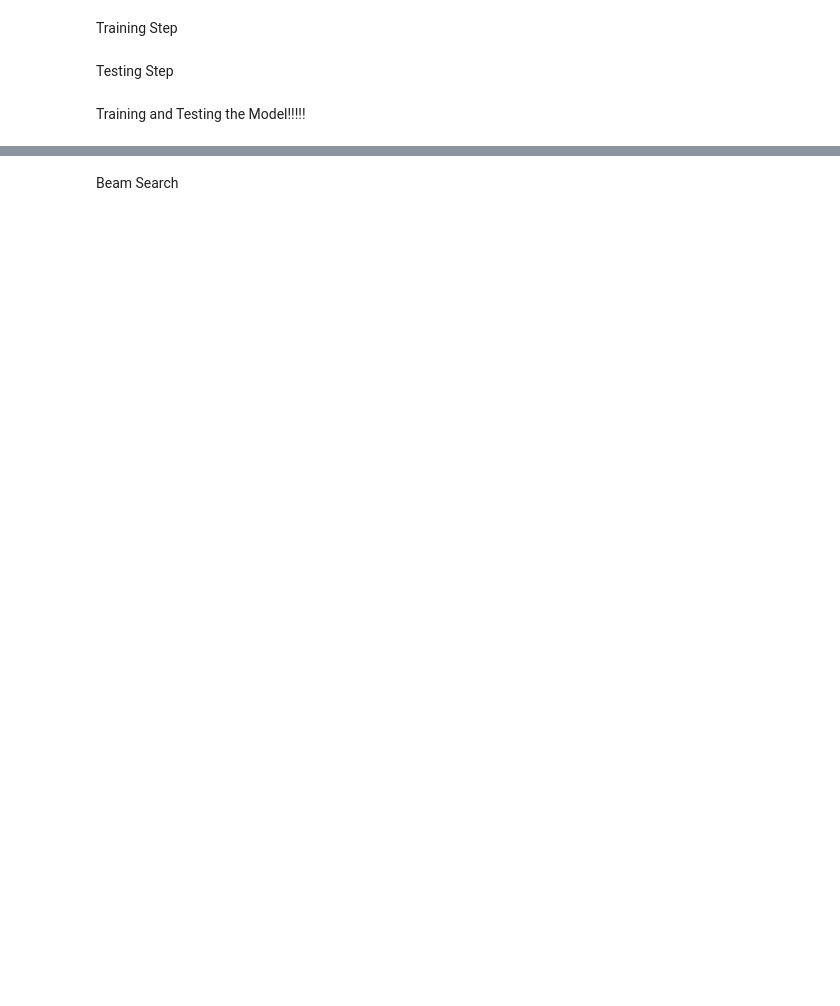
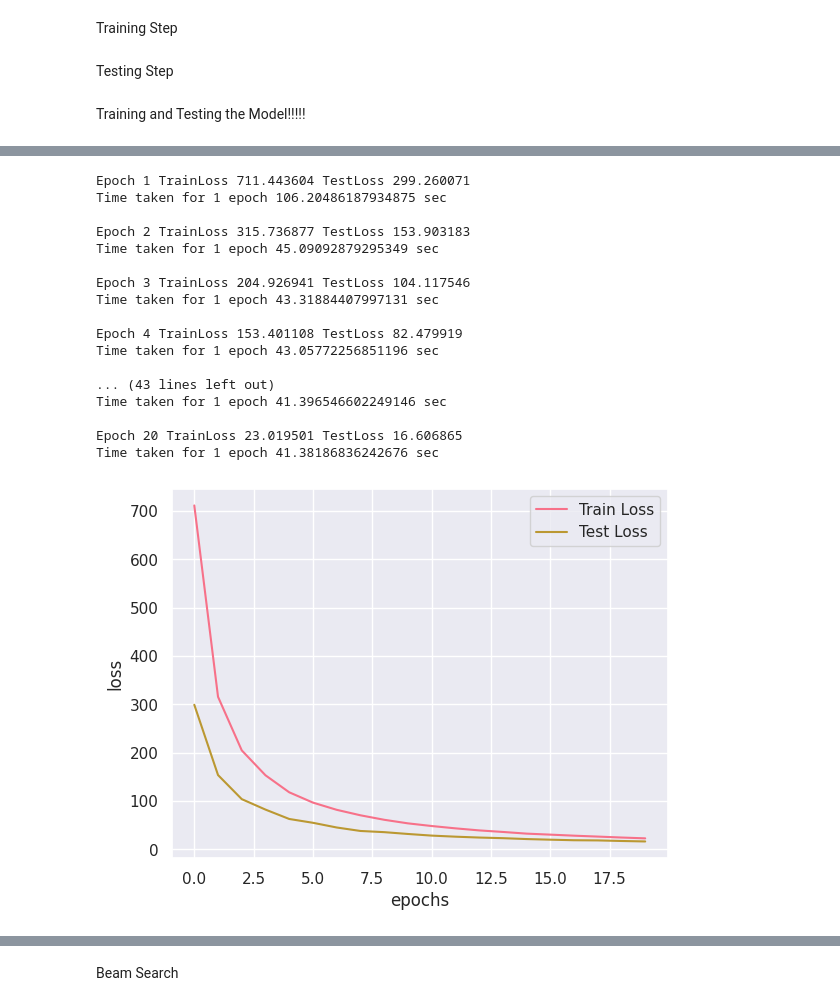
Before and after one commit to arushi-jain-27/Image_Captioning_using_Attention, a Jupyter notebook: ImageCaptioningAttention.ipynb, the cells around one changed output, grey strips where cells are left out. Drawn from its saved outputs; the diff is of its cells as text; code cells hidden in the pictures; blank space fills up the shorter version.

```diff
--- a/ImageCaptioningAttention.ipynb
+++ b/ImageCaptioningAttention.ipynb
@@ -626 +648,25 @@ plt.show()
+# %%
+# Luong Attention
+# Re-run train and test @tf.function decorators
+encoder_l, decoder_l, optimizer_l, loss_object_l, ckpt_manager_l = initialize("luong")
+train_and_test(encoder_l, decoder_l, optimizer_l, loss_object_l, ckpt_manager_l)
+# %% [output]
+Epoch 1 TrainLoss 711.443604 TestLoss 299.260071
+Time taken for 1 epoch 106.20486187934875 sec
+
+Epoch 2 TrainLoss 315.736877 TestLoss 153.903183
+Time taken for 1 epoch 45.09092879295349 sec
+
+Epoch 3 TrainLoss 204.926941 TestLoss 104.117546
+Time taken for 1 epoch 43.31884407997131 sec
+
+Epoch 4 TrainLoss 153.401108 TestLoss 82.479919
+Time taken for 1 epoch 43.05772256851196 sec
+
+... (43 lines left out)
+Time taken for 1 epoch 41.396546602249146 sec
+
+Epoch 20 TrainLoss 23.019501 TestLoss 16.606865
+Time taken for 1 epoch 41.38186836242676 sec
+[figure, added]
 # %%
```
Also changed, not shown: parts of 26 cells of this notebook.
